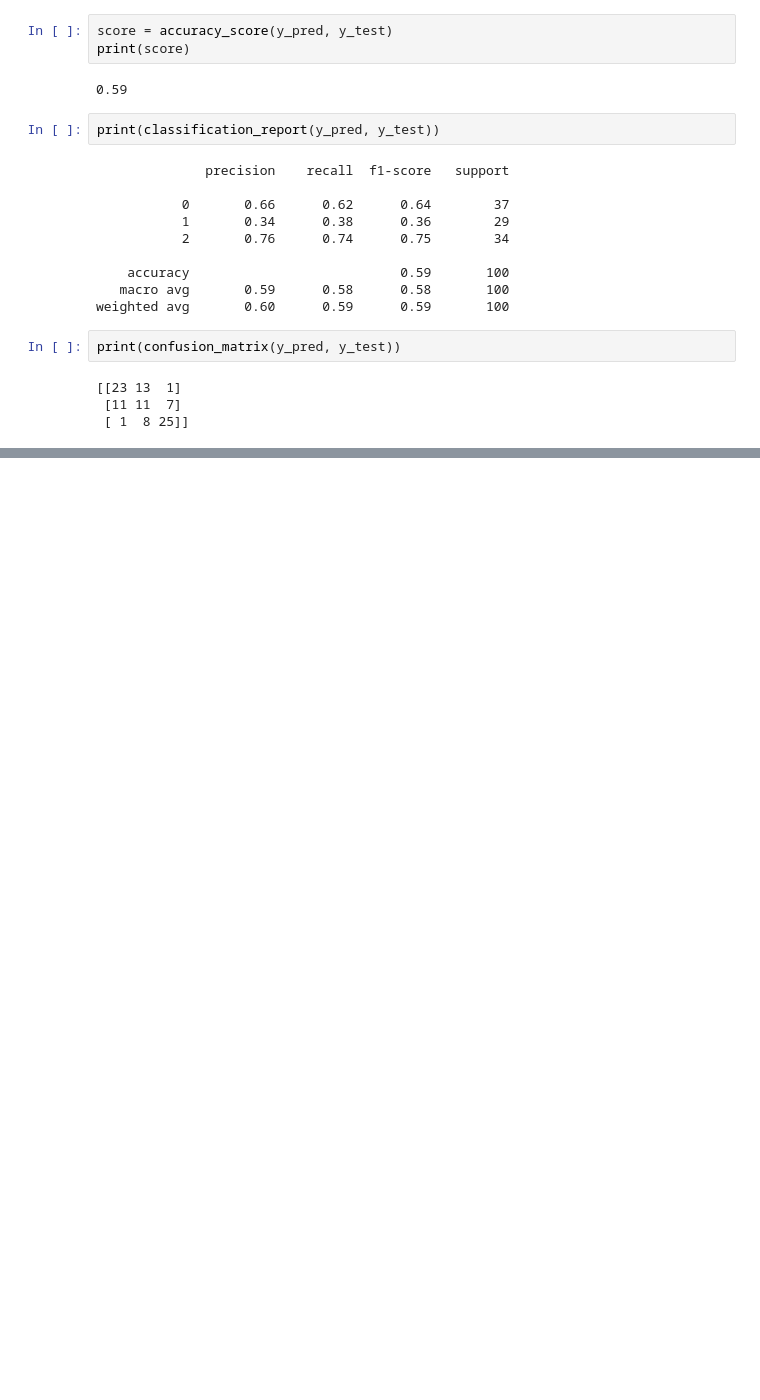
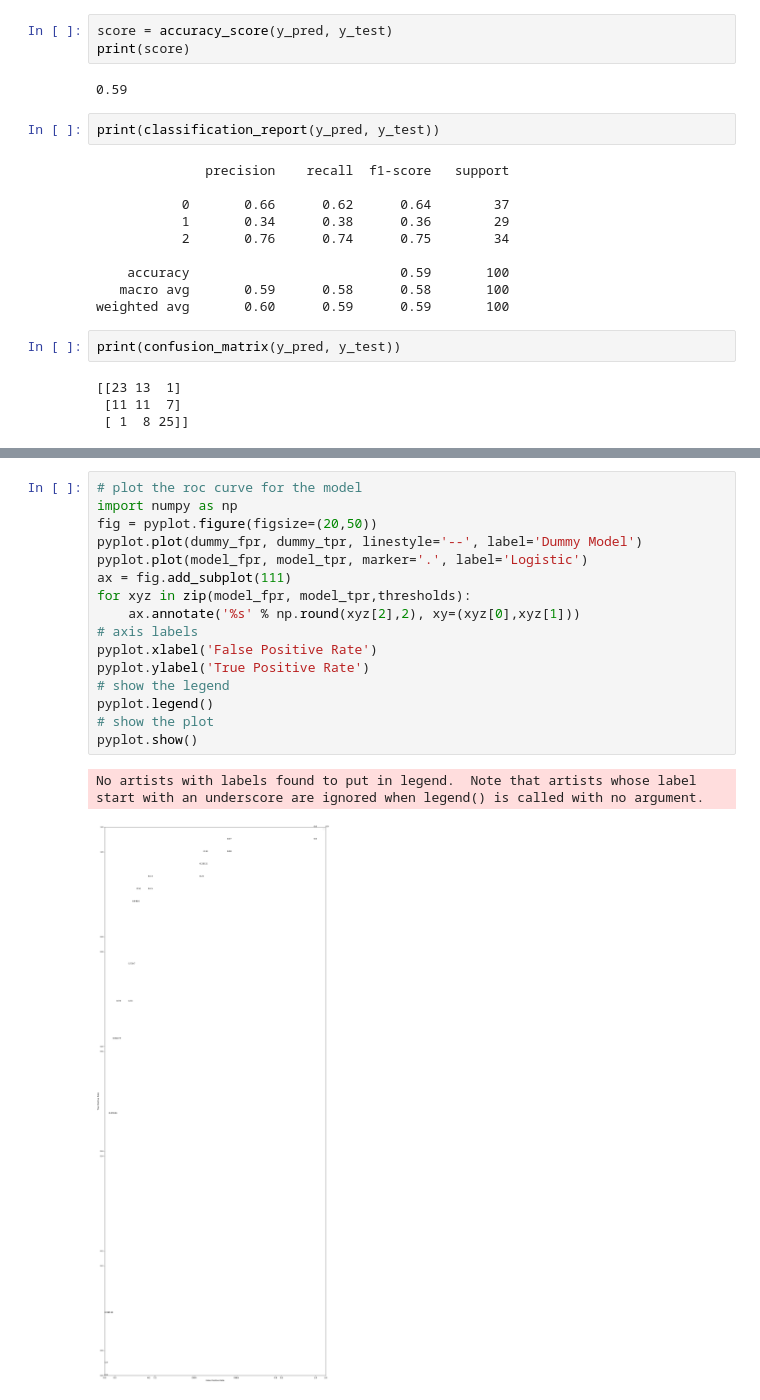
Before and after one commit to niharraju4/Machine-learning, a Jupyter notebook: Logestic_Regression/logestic.ipynb, the cells around one changed output, grey strips where cells are left out. Drawn from its saved outputs; the diff is of its cells as text; blank space fills up the shorter version.

```diff
--- a/Logestic_Regression/logestic.ipynb
+++ b/Logestic_Regression/logestic.ipynb
@@ -377,0 +676,19 @@ print(confusion_matrix(y_pred, y_test))
+# %%
+# plot the roc curve for the model
+import numpy as np
+fig = pyplot.figure(figsize=(20,50))
+pyplot.plot(dummy_fpr, dummy_tpr, linestyle='--', label='Dummy Model')
+pyplot.plot(model_fpr, model_tpr, marker='.', label='Logistic')
+ax = fig.add_subplot(111)
+for xyz in zip(model_fpr, model_tpr,thresholds):
+    ax.annotate('%s' % np.round(xyz[2],2), xy=(xyz[0],xyz[1]))
+# axis labels
+pyplot.xlabel('False Positive Rate')
+pyplot.ylabel('True Positive Rate')
+# show the legend
+pyplot.legend()
+# show the plot
+pyplot.show()
+# %% [output]
+No artists with labels found to put in legend.  Note that artists whose label start with an underscore are ignored when legend() is called with no argument.
+[figure, added]
```
Also changed, not shown: parts of 34 cells of this notebook.
